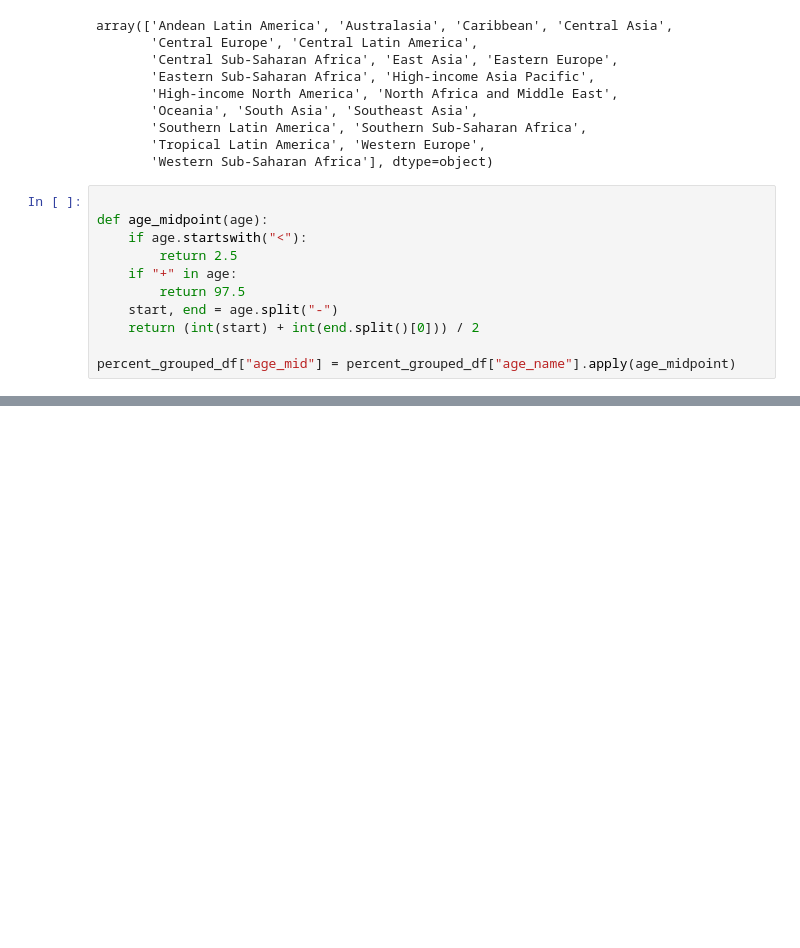
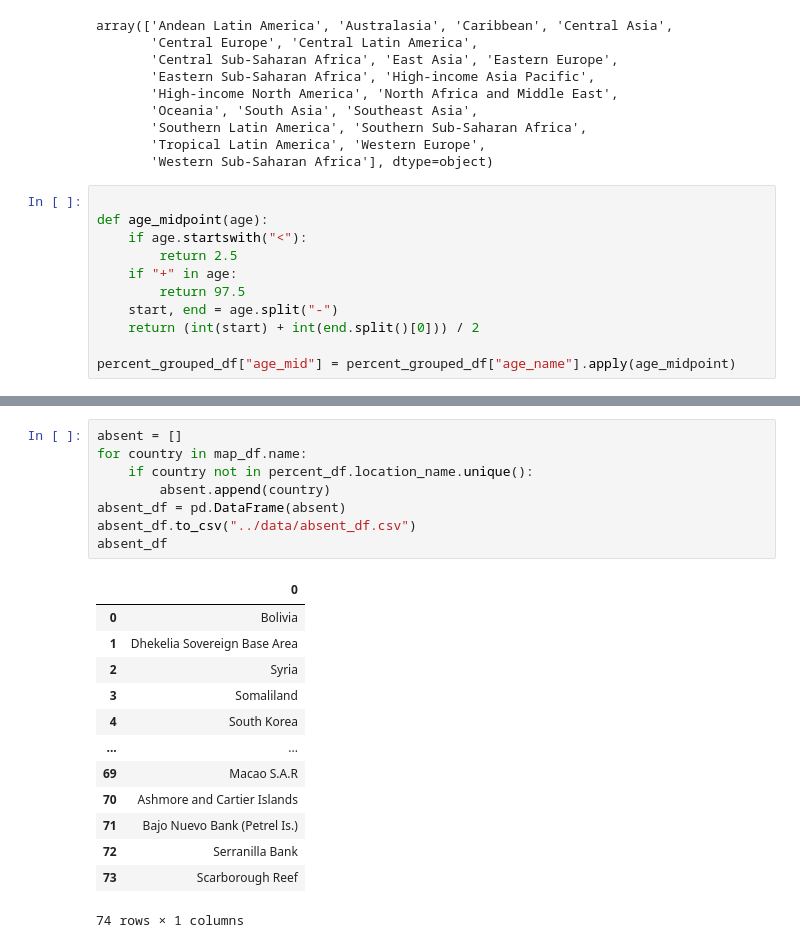
Before and after one commit to aldaszarnauskas/programming-for-data-analytics, a Jupyter notebook: project/project.ipynb, the cells around one changed output, grey strips where cells are left out. Saved outputs shown, nothing was run; the diff lists cells and outputs as text; blank space fills up the shorter version.

```diff
--- a/project/project.ipynb
+++ b/project/project.ipynb
@@ -173,0 +184,22 @@ plt.show()
+# %%
+absent = []
+for country in map_df.name:
+    if country not in percent_df.location_name.unique():
+        absent.append(country)
+absent_df = pd.DataFrame(absent)
+absent_df.to_csv("../data/absent_df.csv")
+absent_df
+# %% [output]
+|  | 0 |
+| 0 | Bolivia |
+| 1 | Dhekelia Sovereign Base Area |
+| 2 | Syria |
+| 3 | Somaliland |
+| 4 | South Korea |
+| ... | ... |
+| 69 | Macao S.A.R |
+| 70 | Ashmore and Cartier Islands |
+| 71 | Bajo Nuevo Bank (Petrel Is.) |
+| 72 | Serranilla Bank |
+| 73 | Scarborough Reef |
+74 rows × 1 columns
```
Also changed, not shown: parts of 14 cells of this notebook, 2 other files.
